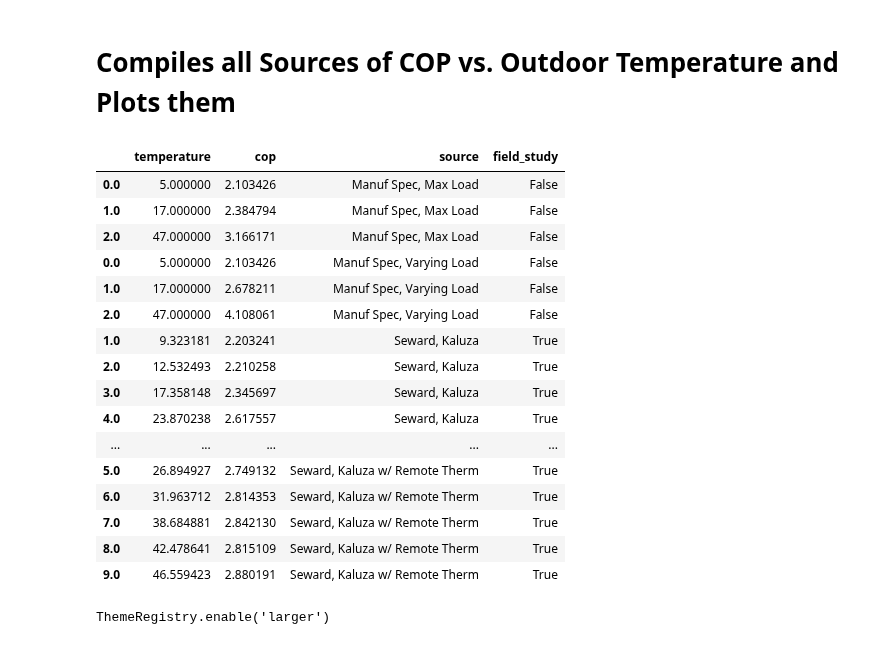
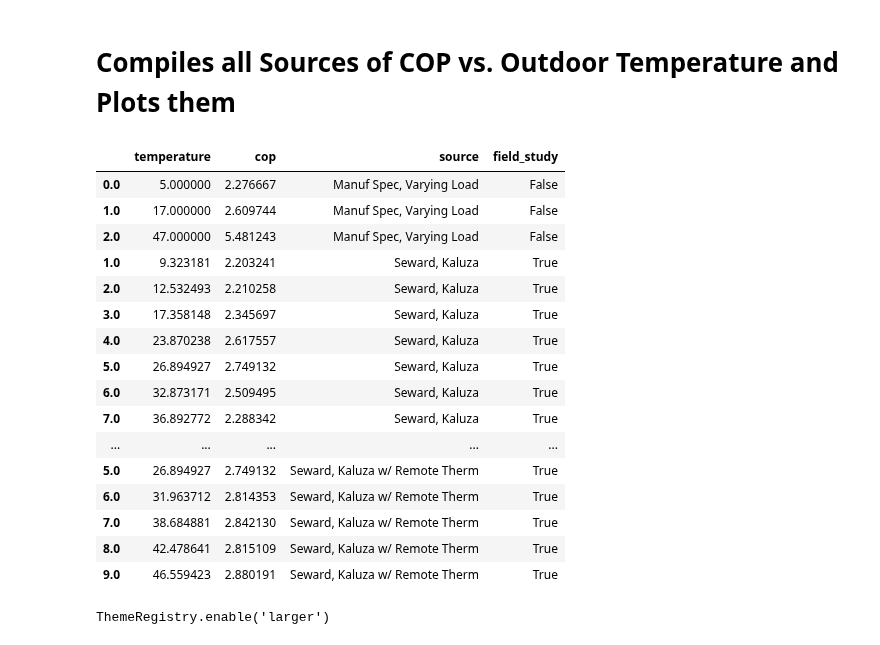
Before and after one commit to alanmitchell/heat-pump-study, a Jupyter notebook: general/cop_vs_temp.ipynb, the cells around one changed output. Drawn from its saved outputs; the diff is of its cells as text; code cells hidden in the pictures.

Commit message:
Selected units for inclusion in manuf specs analysis.

```diff
--- a/general/cop_vs_temp.ipynb
+++ b/general/cop_vs_temp.ipynb
@@ -8,30 +8,30 @@ import altair as alt
 # %%
 # File names of the pickled DataFrames containing the data
 files = (
-    'temp_cop_manuf_max.pkl',
+    #'temp_cop_manuf_max.pkl',
     'temp_cop_manuf_varying.pkl',
     '../field_studies/kaluza/temp_cop_kaluza.pkl',
     '../field_studies/kaluza/temp_cop_kaluza_remote.pkl',
 )
 df = None
 for fn_pkl in files:
     if df is None:
         df = pd.read_pickle(fn_pkl)
     else:
         df = pd.concat([df, pd.read_pickle(fn_pkl)])
 df
 # %% [output]
 |  | temperature | cop | source | field_study |
-| 0.0 | 5.000000 | 2.103426 | Manuf Spec, Max Load | False |
-| 1.0 | 17.000000 | 2.384794 | Manuf Spec, Max Load | False |
-| 2.0 | 47.000000 | 3.166171 | Manuf Spec, Max Load | False |
-| 0.0 | 5.000000 | 2.103426 | Manuf Spec, Varying Load | False |
-| 1.0 | 17.000000 | 2.678211 | Manuf Spec, Varying Load | False |
-| 2.0 | 47.000000 | 4.108061 | Manuf Spec, Varying Load | False |
+| 0.0 | 5.000000 | 2.276667 | Manuf Spec, Varying Load | False |
+| 1.0 | 17.000000 | 2.609744 | Manuf Spec, Varying Load | False |
+| 2.0 | 47.000000 | 5.481243 | Manuf Spec, Varying Load | False |
 | 1.0 | 9.323181 | 2.203241 | Seward, Kaluza | True |
 | 2.0 | 12.532493 | 2.210258 | Seward, Kaluza | True |
 | 3.0 | 17.358148 | 2.345697 | Seward, Kaluza | True |
 | 4.0 | 23.870238 | 2.617557 | Seward, Kaluza | True |
+| 5.0 | 26.894927 | 2.749132 | Seward, Kaluza | True |
+| 6.0 | 32.873171 | 2.509495 | Seward, Kaluza | True |
+| 7.0 | 36.892772 | 2.288342 | Seward, Kaluza | True |
 | ... | ... | ... | ... | ... |
 | 5.0 | 26.894927 | 2.749132 | Seward, Kaluza w/ Remote Therm | True |
 | 6.0 | 31.963712 | 2.814353 | Seward, Kaluza w/ Remote Therm | True |
```
Also changed, not shown: parts of 1 cell of this notebook, 2 other files.
